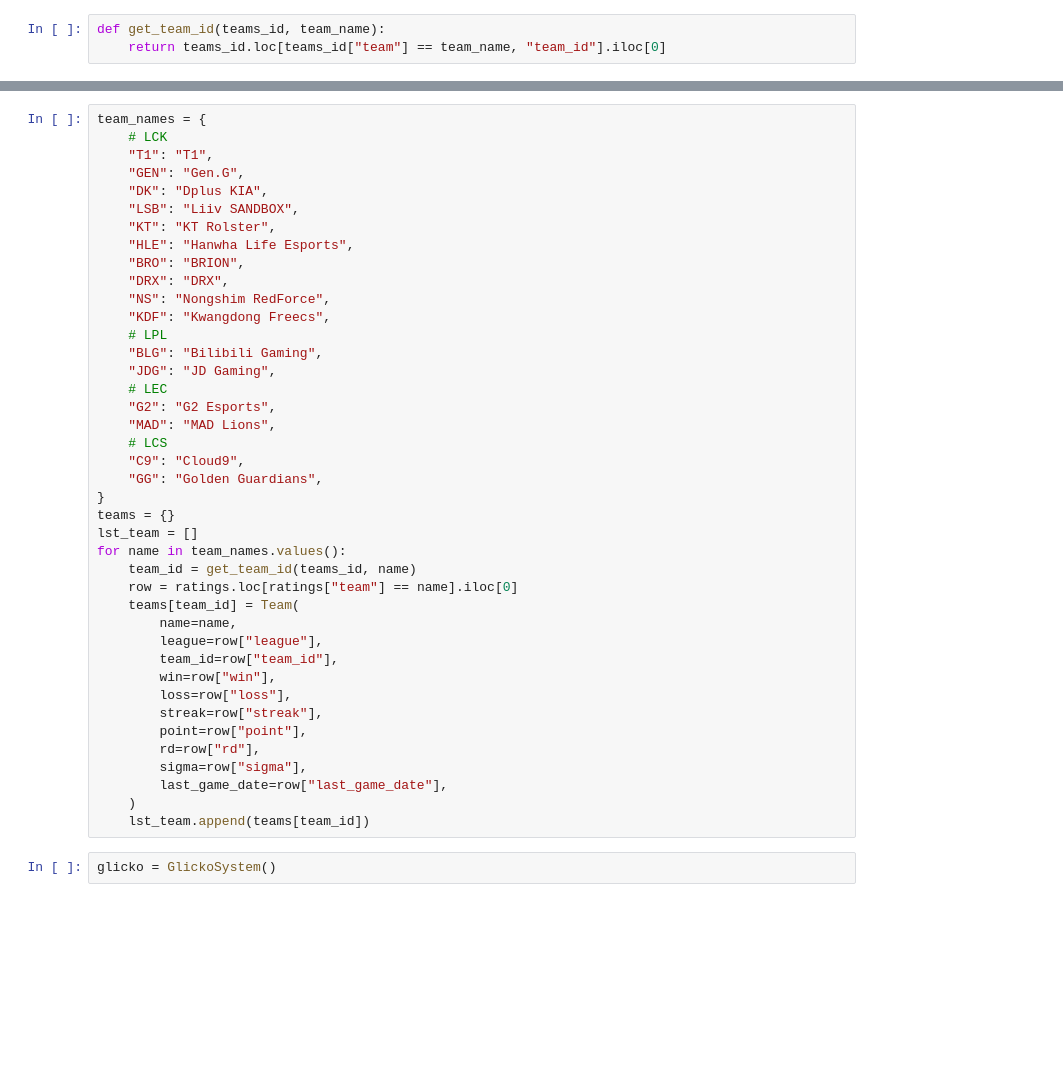
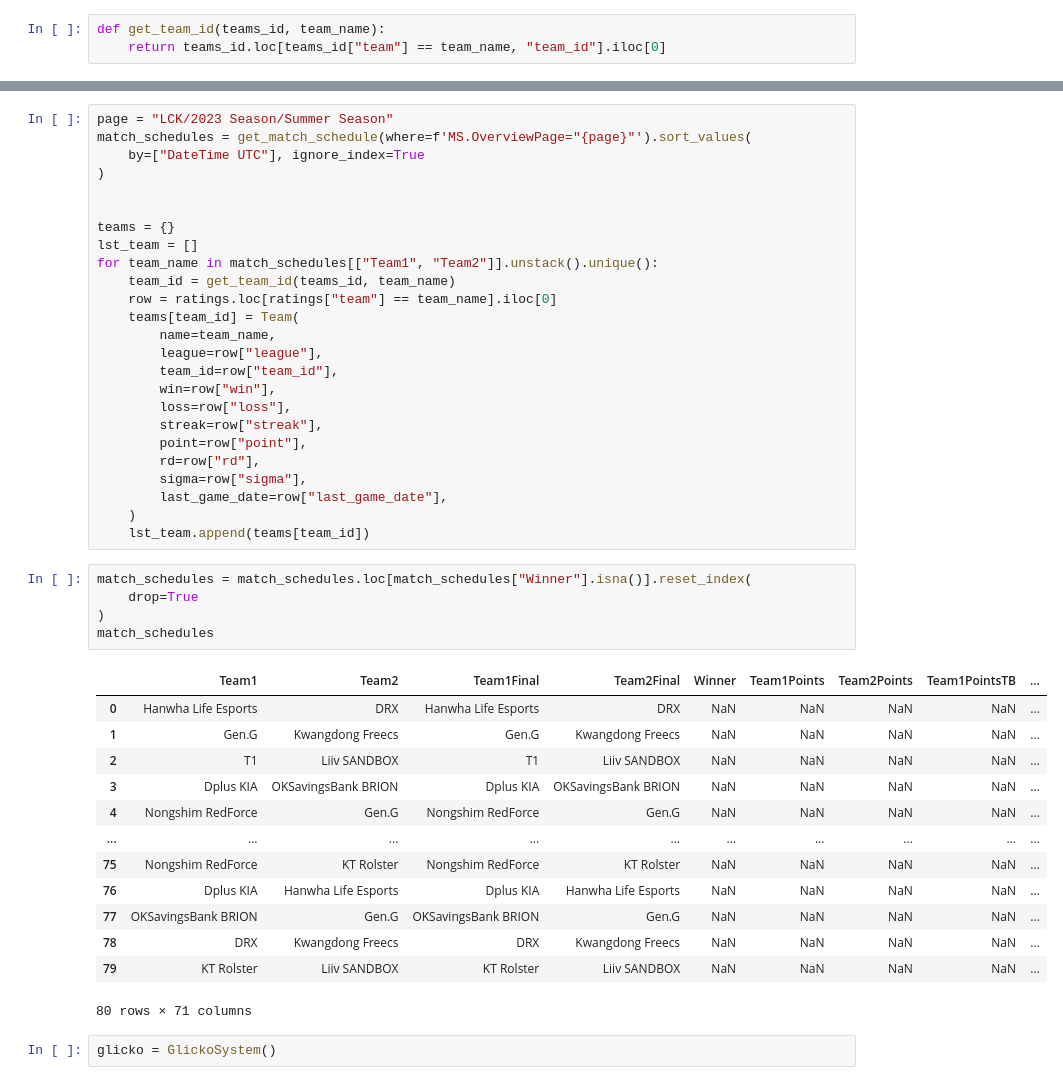
Before and after one commit to posky/LoL-Esports, a Jupyter notebook: glicko_rating_matches.ipynb, the cells around one changed output, grey strips where cells are left out. Drawn from its saved outputs; the diff is of its cells as text; blank space fills up the shorter version.

```diff
--- a/glicko_rating_matches.ipynb
+++ b/glicko_rating_matches.ipynb
@@ -136,33 +143,17 @@ ratings.loc[ratings["team"].isin(msi_teams)]
 # %%
-team_names = {
-    # LCK
-    "T1": "T1",
-    "GEN": "Gen.G",
-    "DK": "Dplus KIA",
-    "LSB": "Liiv SANDBOX",
-    "KT": "KT Rolster",
-    "HLE": "Hanwha Life Esports",
-    "BRO": "BRION",
-    "DRX": "DRX",
-    "NS": "Nongshim RedForce",
-    "KDF": "Kwangdong Freecs",
-    # LPL
-    "BLG": "Bilibili Gaming",
-    "JDG": "JD Gaming",
-    # LEC
-    "G2": "G2 Esports",
-    "MAD": "MAD Lions",
-    # LCS
-    "C9": "Cloud9",
-    "GG": "Golden Guardians",
-}
+page = "LCK/2023 Season/Summer Season"
+match_schedules = get_match_schedule(where=f'MS.OverviewPage="{page}"').sort_values(
+    by=["DateTime UTC"], ignore_index=True
+)
+
+
 teams = {}
 lst_team = []
-for name in team_names.values():
-    team_id = get_team_id(teams_id, name)
-    row = ratings.loc[ratings["team"] == name].iloc[0]
+for team_name in match_schedules[["Team1", "Team2"]].unstack().unique():
+    team_id = get_team_id(teams_id, team_name)
+    row = ratings.loc[ratings["team"] == team_name].iloc[0]
     teams[team_id] = Team(
-        name=name,
+        name=team_name,
         league=row["league"],
         team_id=row["team_id"],
         win=row["win"],
@@ -174,5 +165,24 @@ for name in team_names.values():
         last_game_date=row["last_game_date"],
     )
     lst_team.append(teams[team_id])
+# %%
+match_schedules = match_schedules.loc[match_schedules["Winner"].isna()].reset_index(
+    drop=True
+)
+match_schedules
+# %% [output]
+|  | Team1 | Team2 | Team1Final | Team2Final | Winner | Team1Points | Team2Points | Team1PointsTB | ... |
+| 0 | Hanwha Life Esports | DRX | Hanwha Life Esports | DRX | NaN | NaN | NaN | NaN | ... |
+| 1 | Gen.G | Kwangdong Freecs | Gen.G | Kwangdong Freecs | NaN | NaN | NaN | NaN | ... |
+| 2 | T1 | Liiv SANDBOX | T1 | Liiv SANDBOX | NaN | NaN | NaN | NaN | ... |
+| 3 | Dplus KIA | OKSavingsBank BRION | Dplus KIA | OKSavingsBank BRION | NaN | NaN | NaN | NaN | ... |
+| 4 | Nongshim RedForce | Gen.G | Nongshim RedForce | Gen.G | NaN | NaN | NaN | NaN | ... |
+| ... | ... | ... | ... | ... | ... | ... | ... | ... | ... |
+| 75 | Nongshim RedForce | KT Rolster | Nongshim RedForce | KT Rolster | NaN | NaN | NaN | NaN | ... |
+| 76 | Dplus KIA | Hanwha Life Esports | Dplus KIA | Hanwha Life Esports | NaN | NaN | NaN | NaN | ... |
+| 77 | OKSavingsBank BRION | Gen.G | OKSavingsBank BRION | Gen.G | NaN | NaN | NaN | NaN | ... |
+| 78 | DRX | Kwangdong Freecs | DRX | Kwangdong Freecs | NaN | NaN | NaN | NaN | ... |
+| 79 | KT Rolster | Liiv SANDBOX | KT Rolster | Liiv SANDBOX | NaN | NaN | NaN | NaN | ... |
+80 rows × 71 columns
 # %%
 glicko = GlickoSystem()
```
Also changed, not shown: parts of 14 cells of this notebook.
